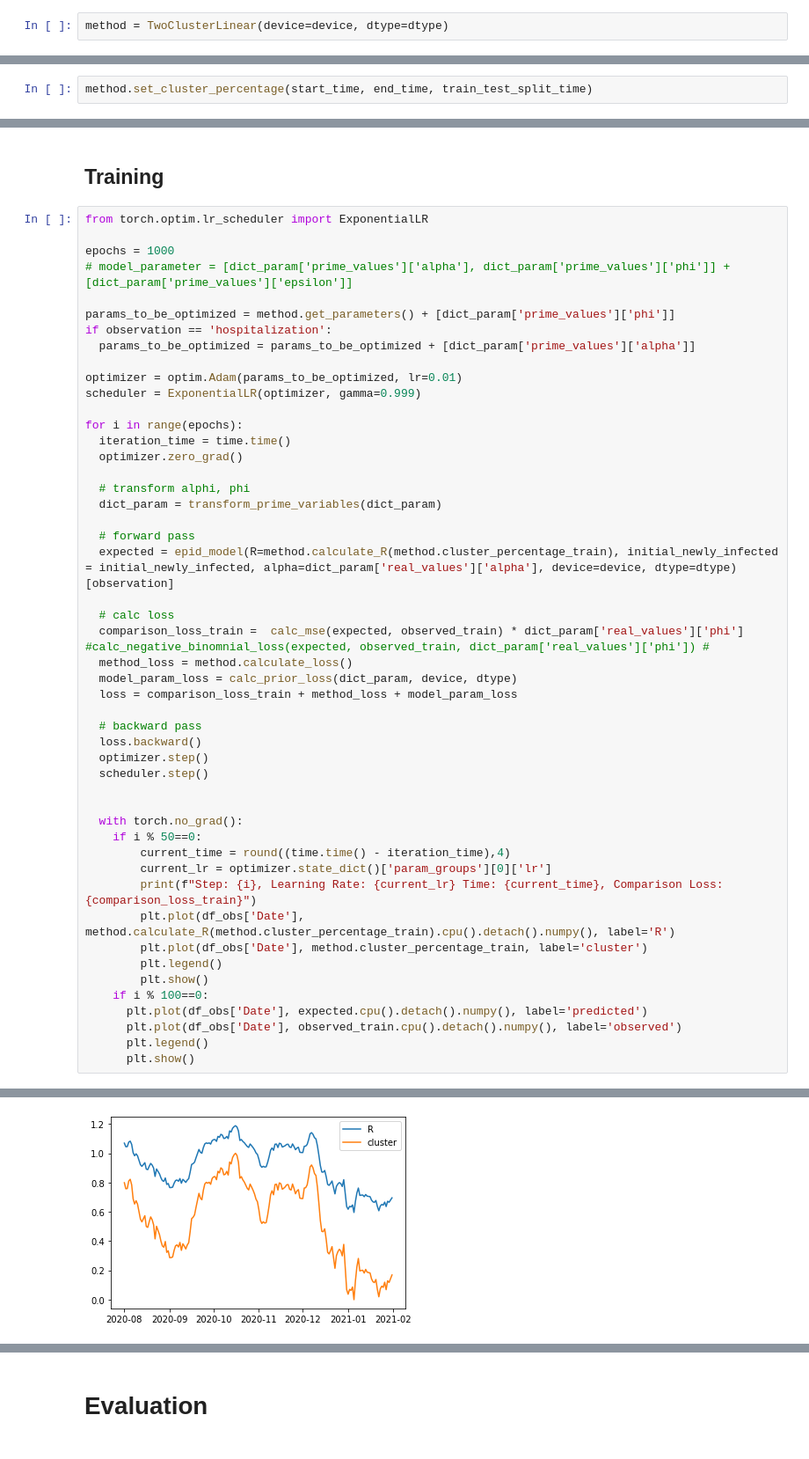
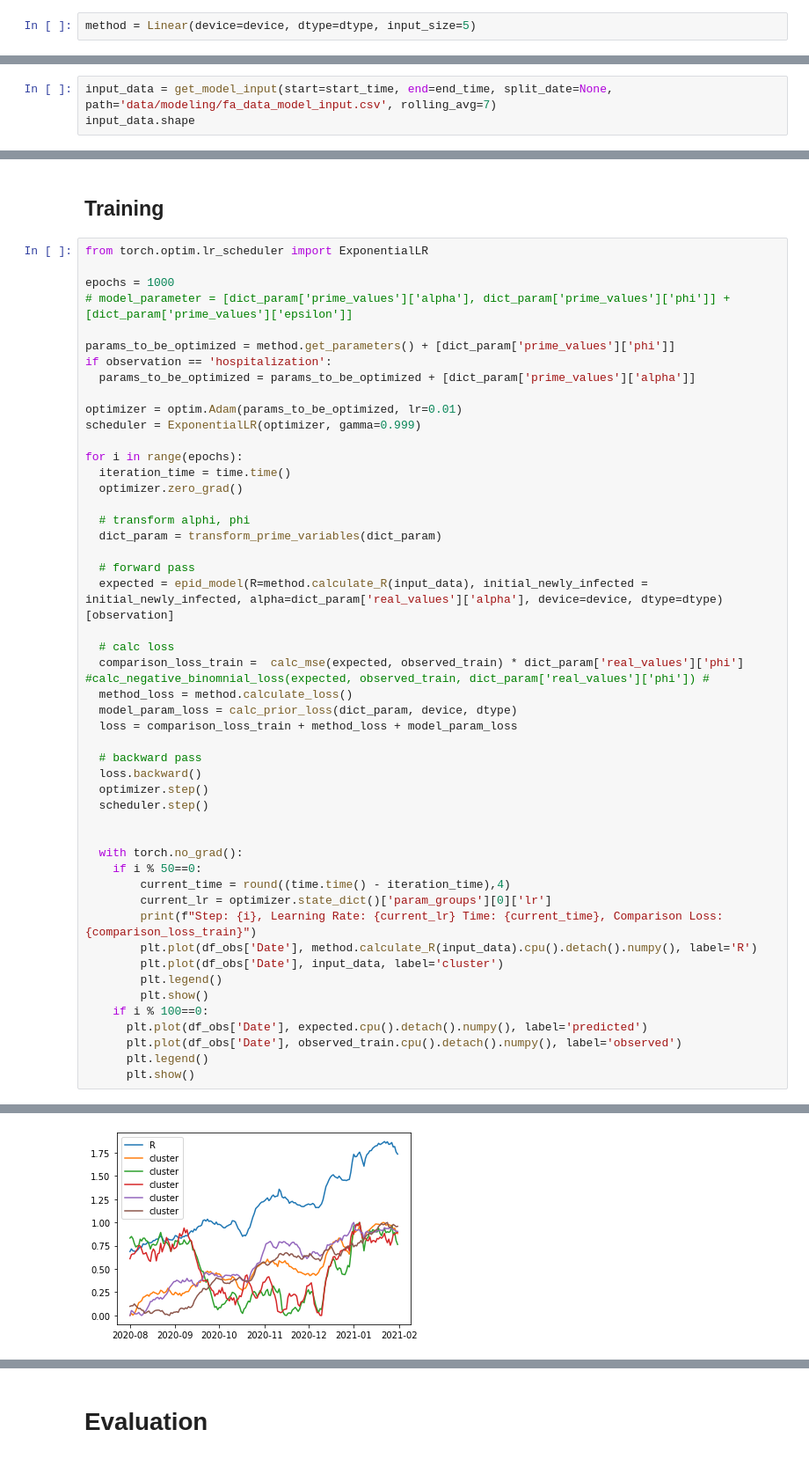
Before and after one commit to anuarsantoyo/master-thesis, a Jupyter notebook: model/model_optimization_linear.ipynb, the cells around one changed output, grey strips where cells are left out. Shown at 88% size. Saved outputs shown, nothing was run; the diff lists cells and outputs as text.

Commit message:
model optimization

```diff
--- a/model/model_optimization_linear.ipynb
+++ b/model/model_optimization_linear.ipynb
@@ -75,7 +78,7 @@ cero = torch.tensor(0., requires_grad=False, device=device, dtype=dtype)
 # %% [markdown]
 ### Initialize method parameter
 # %%
-method = TwoClusterLinear(device=device, dtype=dtype)
+method = Linear(device=device, dtype=dtype, input_size=5)
 # %% [markdown]
 ### Initialize alpha and phi
 # %%
@@ -88,5 +91,6 @@ dict_param
   'phi': tensor(25., grad_fn=<AddBackward0>)}}
 # %% [markdown]
 ## Load Method Input Data
-# %%
-method.set_cluster_percentage(start_time, end_time, train_test_split_time)
+# %%
+input_data = get_model_input(start=start_time, end=end_time, split_date=None, path='data/modeling/fa_data_model_input.csv', rolling_avg=7)
+input_data.shape
@@ -115,7 +121,7 @@ for i in range(epochs):
   dict_param = transform_prime_variables(dict_param)
 
   # forward pass
-  expected = epid_model(R=method.calculate_R(method.cluster_percentage_train), initial_newly_infected = initial_newly_infected, alpha=dict_param['real_values']['alpha'], device=device, dtype=dtype)[observation]
+  expected = epid_model(R=method.calculate_R(input_data), initial_newly_infected = initial_newly_infected, alpha=dict_param['real_values']['alpha'], device=device, dtype=dtype)[observation]
 
   # calc loss
   comparison_loss_train =  calc_mse(expected, observed_train) * dict_param['real_values']['phi'] #calc_negative_binomnial_loss(expected, observed_train, dict_param['real_values']['phi']) #
@@ -134,8 +140,8 @@ for i in range(epochs):
         current_time = round((time.time() - iteration_time),4)
         current_lr = optimizer.state_dict()['param_groups'][0]['lr']
         print(f"Step: {i}, Learning Rate: {current_lr} Time: {current_time}, Comparison Loss: {comparison_loss_train}")
-        plt.plot(df_obs['Date'], method.calculate_R(method.cluster_percentage_train).cpu().detach().numpy(), label='R')
-        plt.plot(df_obs['Date'], method.cluster_percentage_train, label='cluster')
+        plt.plot(df_obs['Date'], method.calculate_R(input_data).cpu().detach().numpy(), label='R')
+        plt.plot(df_obs['Date'], input_data, label='cluster')
         plt.legend()
         plt.show()
     if i % 100==0:
@@ -151 +157 @@ Step: 50, Learning Rate: 0.00950254422568834 Time: 0.1201, Comparison Loss: 1119
-[figure, old version]
+[figure, new version]
```
Also changed, not shown: parts of 17 cells of this notebook.
